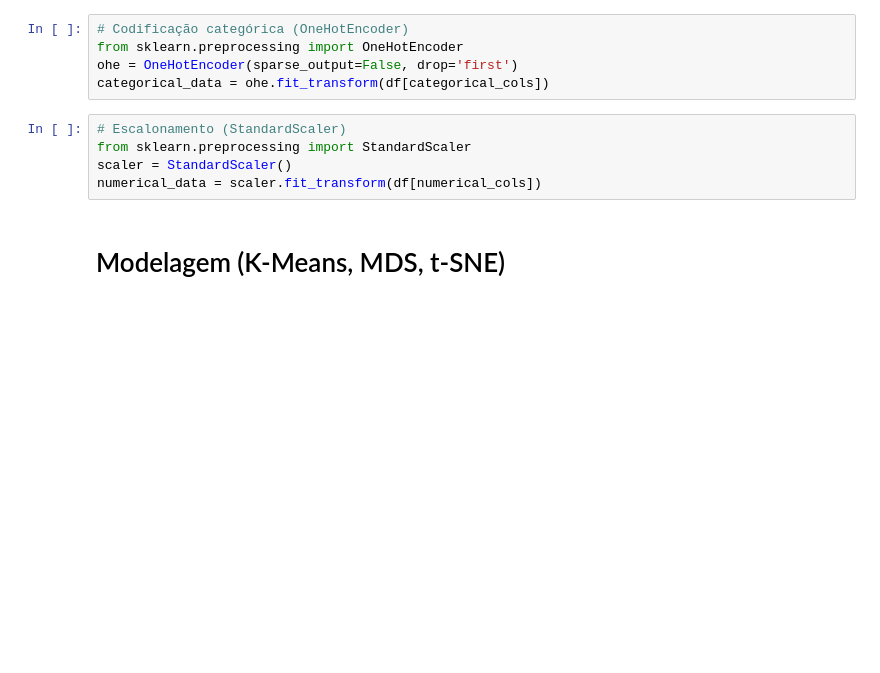
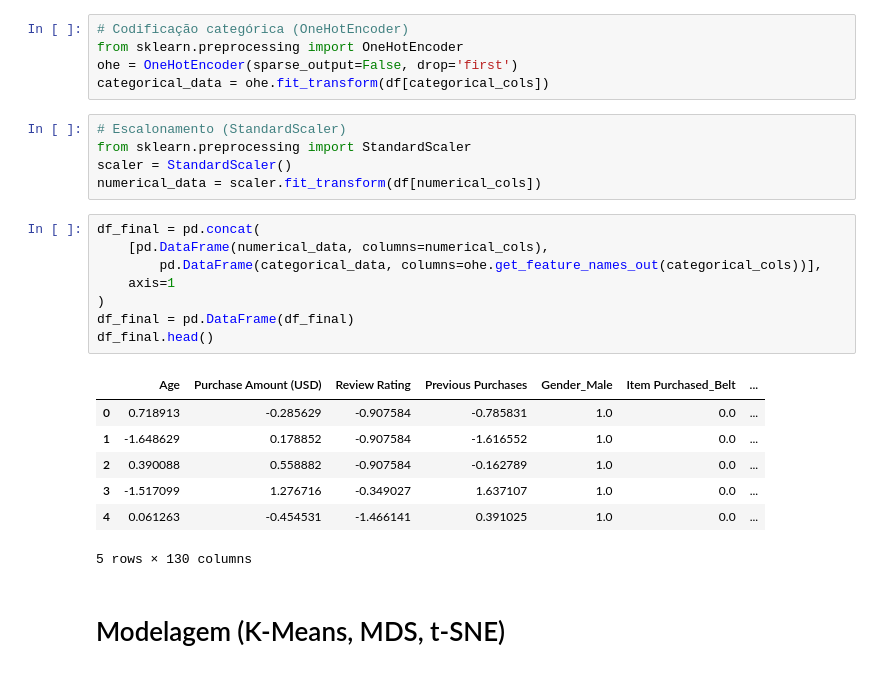
Before and after one commit to nicolasyassuda/aps-ecommerce-clustering, a Jupyter notebook: aps_analisys.ipynb, the cells around one changed output. Drawn from its saved outputs; the diff is of its cells as text; blank space fills up the shorter version.

```diff
--- a/aps_analisys.ipynb
+++ b/aps_analisys.ipynb
@@ -270,6 +270,22 @@ categorical_data = ohe.fit_transform(df[categorical_cols])
 from sklearn.preprocessing import StandardScaler
 scaler = StandardScaler()
 numerical_data = scaler.fit_transform(df[numerical_cols])
+# %%
+df_final = pd.concat(
+    [pd.DataFrame(numerical_data, columns=numerical_cols),
+        pd.DataFrame(categorical_data, columns=ohe.get_feature_names_out(categorical_cols))],
+    axis=1
+)
+df_final = pd.DataFrame(df_final)
+df_final.head()
+# %% [output]
+|  | Age | Purchase Amount (USD) | Review Rating | Previous Purchases | Gender_Male | Item Purchased_Belt | ... |
+| 0 | 0.718913 | -0.285629 | -0.907584 | -0.785831 | 1.0 | 0.0 | ... |
+| 1 | -1.648629 | 0.178852 | -0.907584 | -1.616552 | 1.0 | 0.0 | ... |
+| 2 | 0.390088 | 0.558882 | -0.907584 | -0.162789 | 1.0 | 0.0 | ... |
+| 3 | -1.517099 | 1.276716 | -0.349027 | 1.637107 | 1.0 | 0.0 | ... |
+| 4 | 0.061263 | -0.454531 | -1.466141 | 0.391025 | 1.0 | 0.0 | ... |
+5 rows × 130 columns
 # %% [markdown]
 # Modelagem (K-Means, MDS, t-SNE)
 # %%
```
Also changed, not shown: parts of 3 cells of this notebook, 1 other file.
